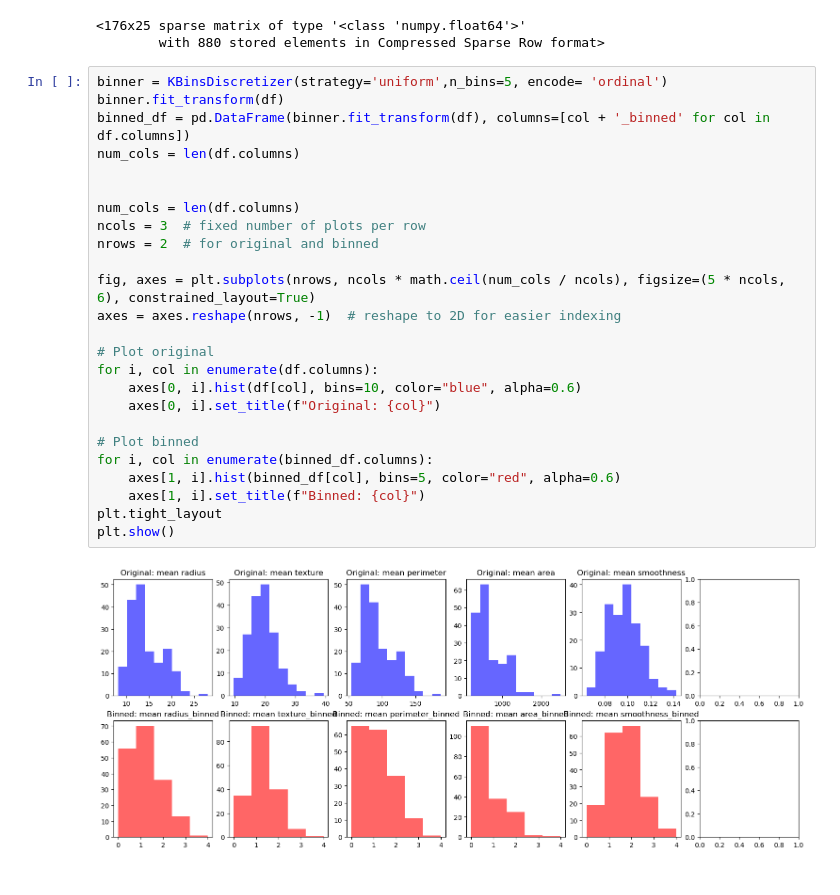
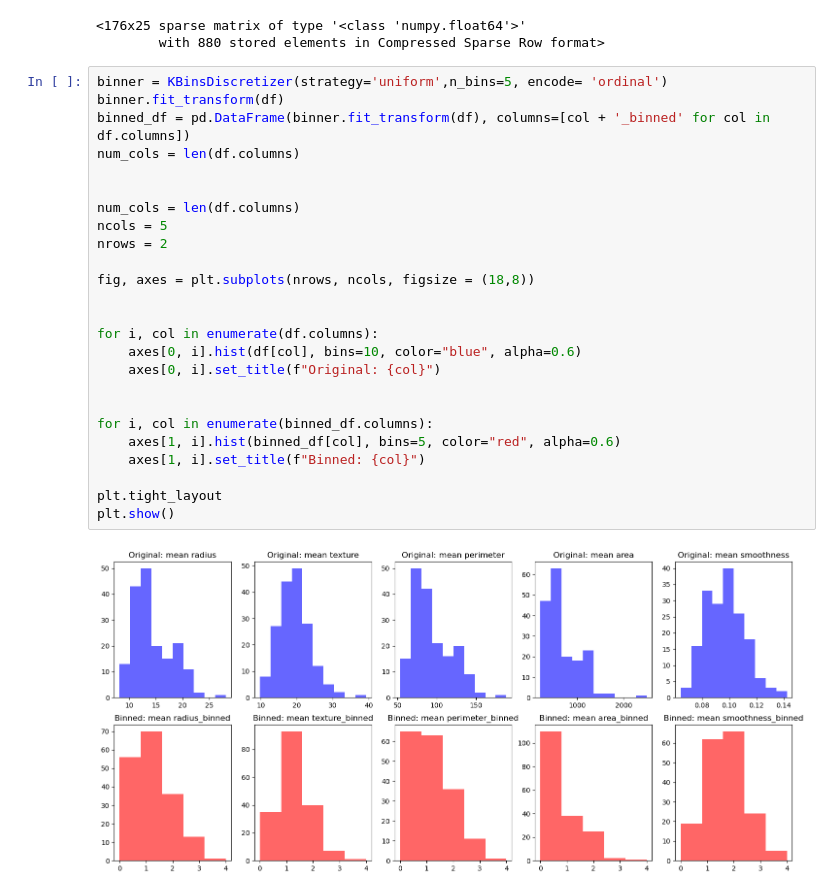
Before and after one commit to CHERUGAD/Machine_learning, a Jupyter notebook: binning.ipynb, the cells around one changed output. Drawn from its saved outputs; the diff is of its cells as text.

```diff
--- a/binning.ipynb
+++ b/binning.ipynb
@@ -34,27 +34,27 @@ binner.fit_transform(df)
 # %%
 binner = KBinsDiscretizer(strategy='uniform',n_bins=5, encode= 'ordinal')
 binner.fit_transform(df)
 binned_df = pd.DataFrame(binner.fit_transform(df), columns=[col + '_binned' for col in df.columns])
 num_cols = len(df.columns)
 
 
 num_cols = len(df.columns)
-ncols = 3  # fixed number of plots per row
-nrows = 2  # for original and binned
+ncols = 5
+nrows = 2
 
-fig, axes = plt.subplots(nrows, ncols * math.ceil(num_cols / ncols), figsize=(5 * ncols, 6), constrained_layout=True)
-axes = axes.reshape(nrows, -1)  # reshape to 2D for easier indexing
+fig, axes = plt.subplots(nrows, ncols, figsize = (18,8))
 
-# Plot original
+
 for i, col in enumerate(df.columns):
     axes[0, i].hist(df[col], bins=10, color="blue", alpha=0.6)
     axes[0, i].set_title(f"Original: {col}")
 
-# Plot binned
+
 for i, col in enumerate(binned_df.columns):
     axes[1, i].hist(binned_df[col], bins=5, color="red", alpha=0.6)
     axes[1, i].set_title(f"Binned: {col}")
+
 plt.tight_layout
 plt.show()
 # %% [output]
-[figure, old version]
+[figure, new version]
```
